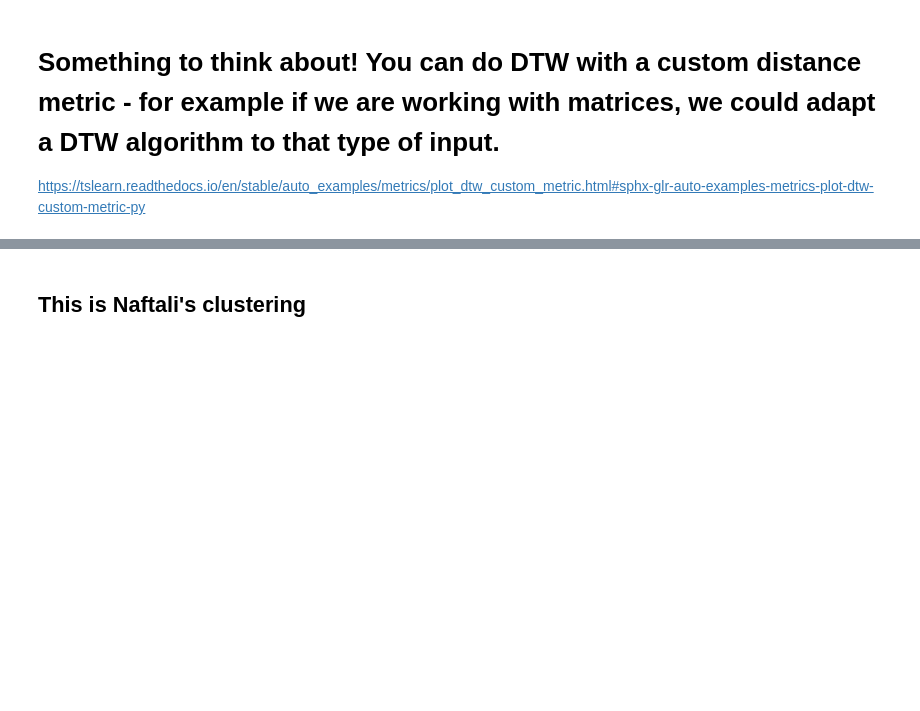
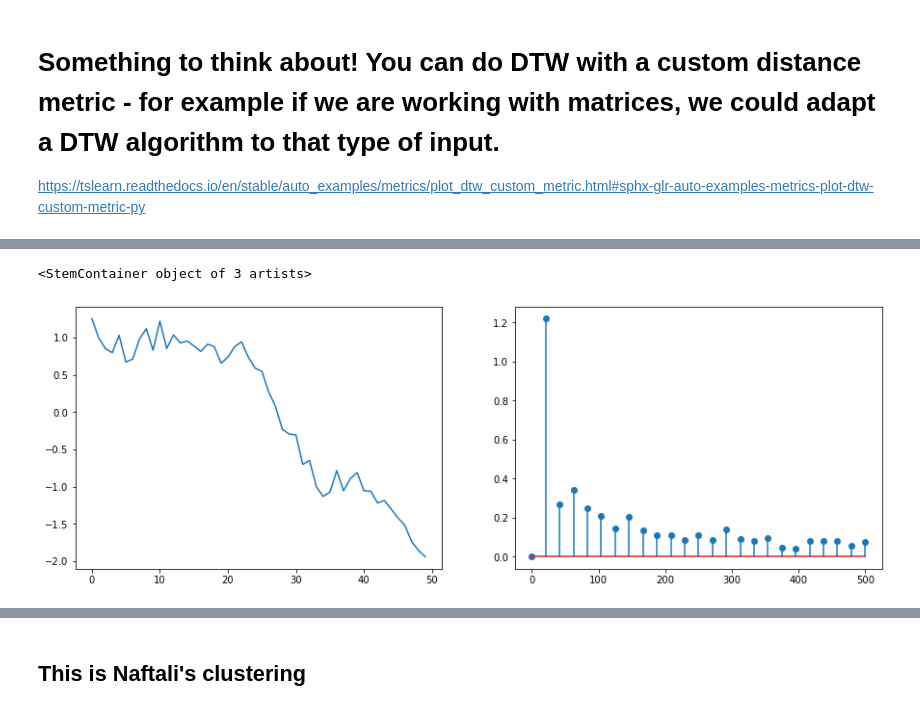
Before and after one commit to mtchibozo/Capstone-Fall-2020, a Jupyter notebook: main_max.ipynb, the cells around one changed output, grey strips where cells are left out. Cells and saved outputs as stored; diff of their text form; code cells hidden in the pictures; blank space fills up the shorter version.

```diff
--- a/main_max.ipynb
+++ b/main_max.ipynb
@@ -465,0 +479,17 @@ https://www.youtube.com/watch?v=VYpAodcdFfA
+# %%
+y = X_train[0]
+# Frequency and sampling rate
+Fs = 1000 # sampling rate
+t = range(len(y))# Sine function
+
+from scipy import fftpack
+y_fft = fftpack.fft(y)# Plot data
+n = np.size(t)
+fr = Fs/2 * np.linspace(0,1,n//2)
+y_m = 2/n * abs(y_fft[0:np.size(fr)])
+fig, ax = plt.subplots(nrows=1, ncols=2, figsize=(15,5))
+ax[0].plot(t, y)    # plot time series
+ax[1].stem(fr, y_m) # plot freq domain
+# %% [output]
+<StemContainer object of 3 artists>
+[figure, added]
```
Also changed, not shown: parts of 9 cells of this notebook.
